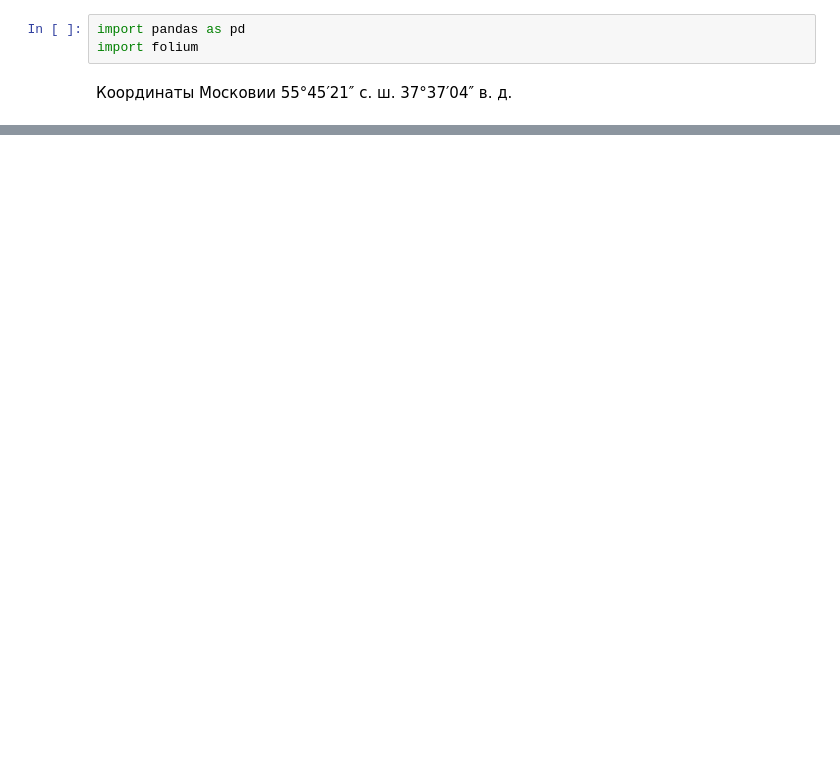
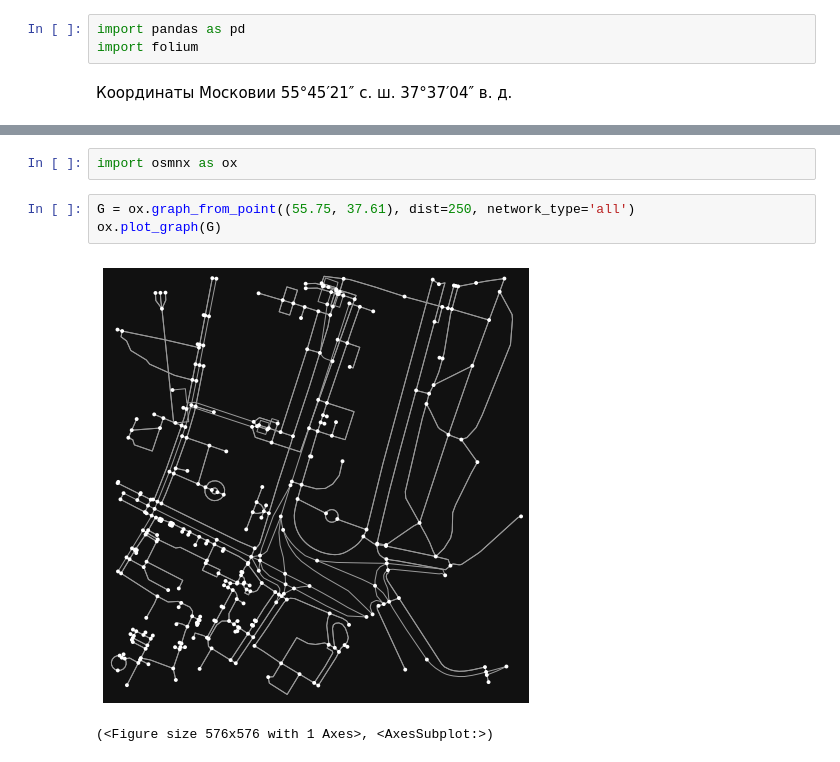
Before and after one commit to lazymanul/urbanclasters, a Jupyter notebook: moskow_map.ipynb, the cells around one changed output, grey strips where cells are left out. Drawn from its saved outputs; the diff is of its cells as text; blank space fills up the shorter version.

```diff
--- a/moskow_map.ipynb
+++ b/moskow_map.ipynb
@@ -47,3 +44,11 @@ for row in df10.itertuples():
 moskow_map
 # %% [output]
 [interactive output not drawn]
+# %%
+import osmnx as ox
+# %%
+G = ox.graph_from_point((55.75, 37.61), dist=250, network_type='all')
+ox.plot_graph(G)
+# %% [output]
+[figure, added]
+(<Figure size 576x576 with 1 Axes>, <AxesSubplot:>)
```
Also changed, not shown: parts of 7 cells of this notebook.
